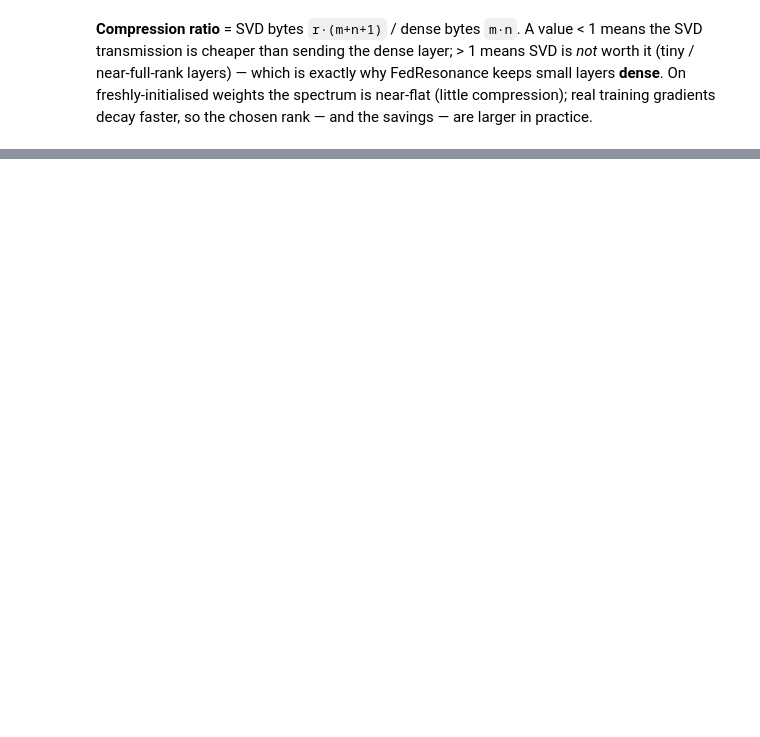
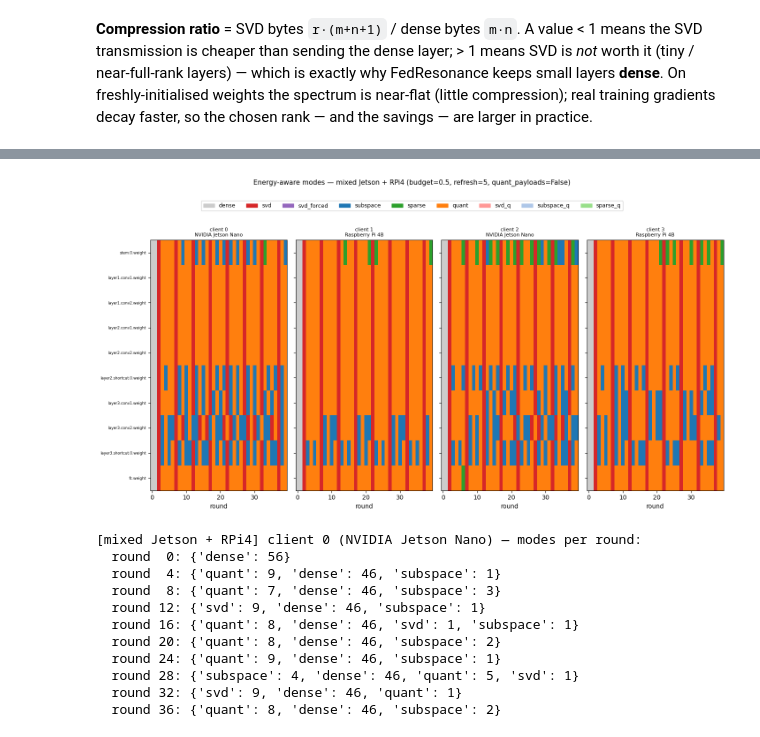
Before and after one commit to Yunpei24/fedlab_zmq, a Jupyter notebook: notebooks/fed_resonance_compression_explorer.ipynb, the cells around one changed output, grey strips where cells are left out. Saved outputs shown, nothing was run; the diff lists cells and outputs as text; code cells hidden in the pictures; blank space fills up the shorter version.

```diff
--- a/notebooks/fed_resonance_compression_explorer.ipynb
+++ b/notebooks/fed_resonance_compression_explorer.ipynb
@@ -229,0 +603,22 @@ plt.tight_layout(); plt.show()
+# %%
+# (2) MIXED fleet: even clients = Jetson Nano (cheap compute -> svd/subspace),
+# odd clients = Raspberry Pi 4 (compute matters -> quant). Same algorithm, same
+# round — the per-client heatmaps differ PURELY because of hardware energy ratios.
+JET = DEVICE_PROFILES["jetson_nano"]
+RPI = DEVICE_PROFILES["raspberry_pi_4"]
+_ = run_energy_aware(lambda c: JET if c % 2 == 0 else RPI,
+                     label="mixed Jetson + RPi4", shown=(0,1,2,3),
+                     refresh_period=5, budget=0.5)
+# %% [output]
+[figure, added]
+[mixed Jetson + RPi4] client 0 (NVIDIA Jetson Nano) — modes per round:
+  round  0: {'dense': 56}
+  round  4: {'quant': 9, 'dense': 46, 'subspace': 1}
+  round  8: {'quant': 7, 'dense': 46, 'subspace': 3}
+  round 12: {'svd': 9, 'dense': 46, 'subspace': 1}
+  round 16: {'quant': 8, 'dense': 46, 'svd': 1, 'subspace': 1}
+  round 20: {'quant': 8, 'dense': 46, 'subspace': 2}
+  round 24: {'quant': 9, 'dense': 46, 'subspace': 1}
+  round 28: {'subspace': 4, 'dense': 46, 'quant': 5, 'svd': 1}
+  round 32: {'svd': 9, 'dense': 46, 'quant': 1}
+  round 36: {'quant': 8, 'dense': 46, 'subspace': 2}
```
Also changed, not shown: parts of 14 cells of this notebook, 32 other files.
